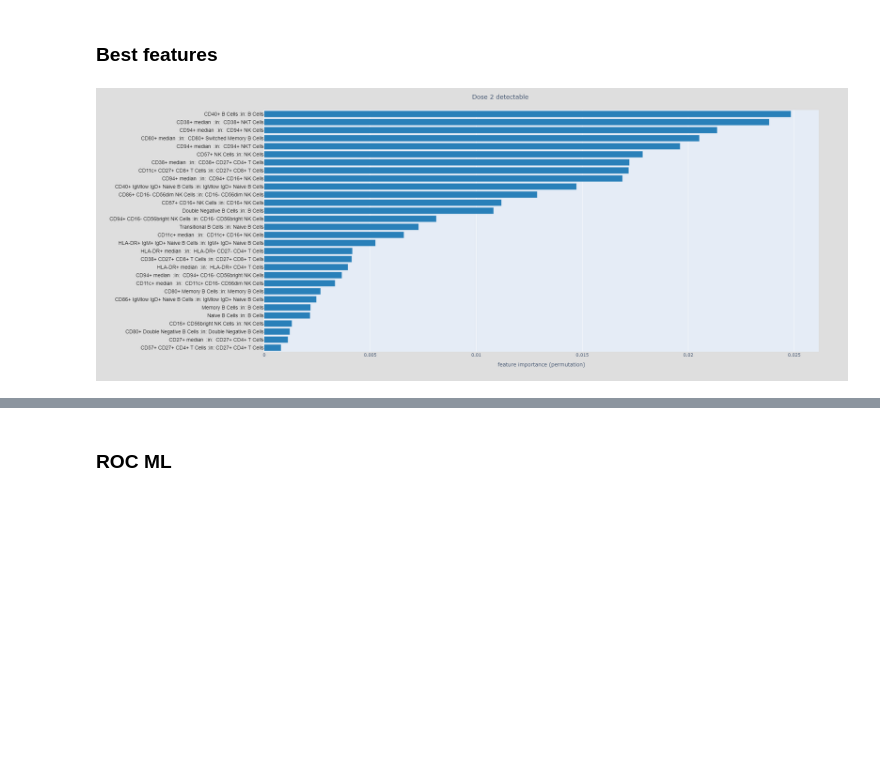
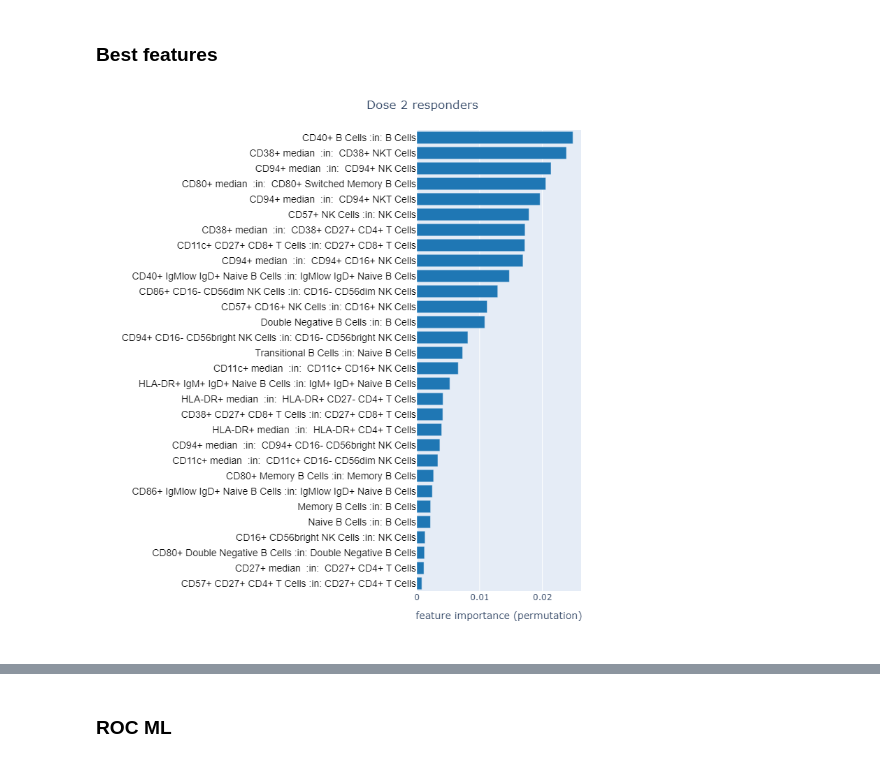
Before and after one commit to rafael-veiga/immunological_covid, a Jupyter notebook: figs.ipynb, the cells around one changed output, grey strips where cells are left out. Cells and saved outputs as stored; diff of their text form; code cells hidden in the pictures; blank space fills up the shorter version.

```diff
--- a/figs.ipynb
+++ b/figs.ipynb
@@ -472,17 +608,17 @@ file.close()
 # %%
 df = data["SVM_RFE_d2_d"]["df"]
 df = df.loc[df["var"]!="age",:]
 df = df.sort_values(by="impor_mean",ascending=False)
 fig1 = px.bar(df.iloc[:30,:], x="impor_mean", y="var",orientation='h',labels={"impor_mean": "feature importance (permutation)","var": ""})
-fig1.update_layout(showlegend=False,height = 800,yaxis={'categoryorder':'total ascending'},width = 1000,title = "Dose 2 detectable")
+fig1.update_layout(showlegend=False,height = 800,yaxis={'categoryorder':'total ascending'},width = 1000,title = "Dose 2 responders")
 fig1.layout.title.xanchor = 'left'
 fig1.layout.title.x = 0.5
-fig1.update_traces(marker_color='rgba(41, 128, 185, 1.0)')
+fig1.update_traces(marker_color='#1f77b4')
 fig1.layout.yaxis.tickfont = dict(size =14, color='black', family='Arial, sans-serif')
-fig1.layout.paper_bgcolor = 'rgb(222,222,222)'
+#fig1.layout.paper_bgcolor = 'rgb(222,222,222)'
 fig1.update(layout_coloraxis_showscale=False)
 #fig1.update_yaxes(ticklabelposition="inside top", title=None)
 fig1.write_image("fig_ml_A.svg")
 fig1
 # %% [output]
-[figure, old version]
+[figure, new version]
```
Also changed, not shown: parts of 9 cells of this notebook, 1 other file.
